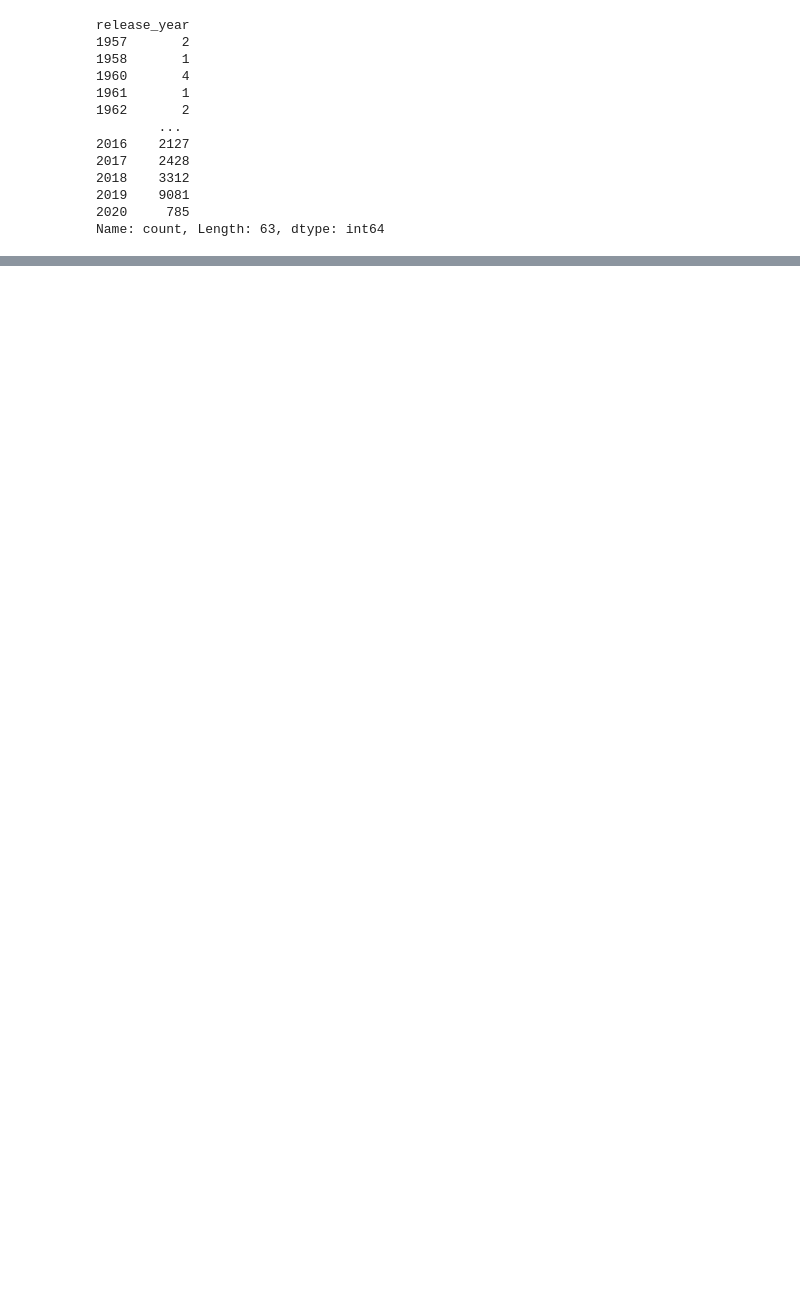
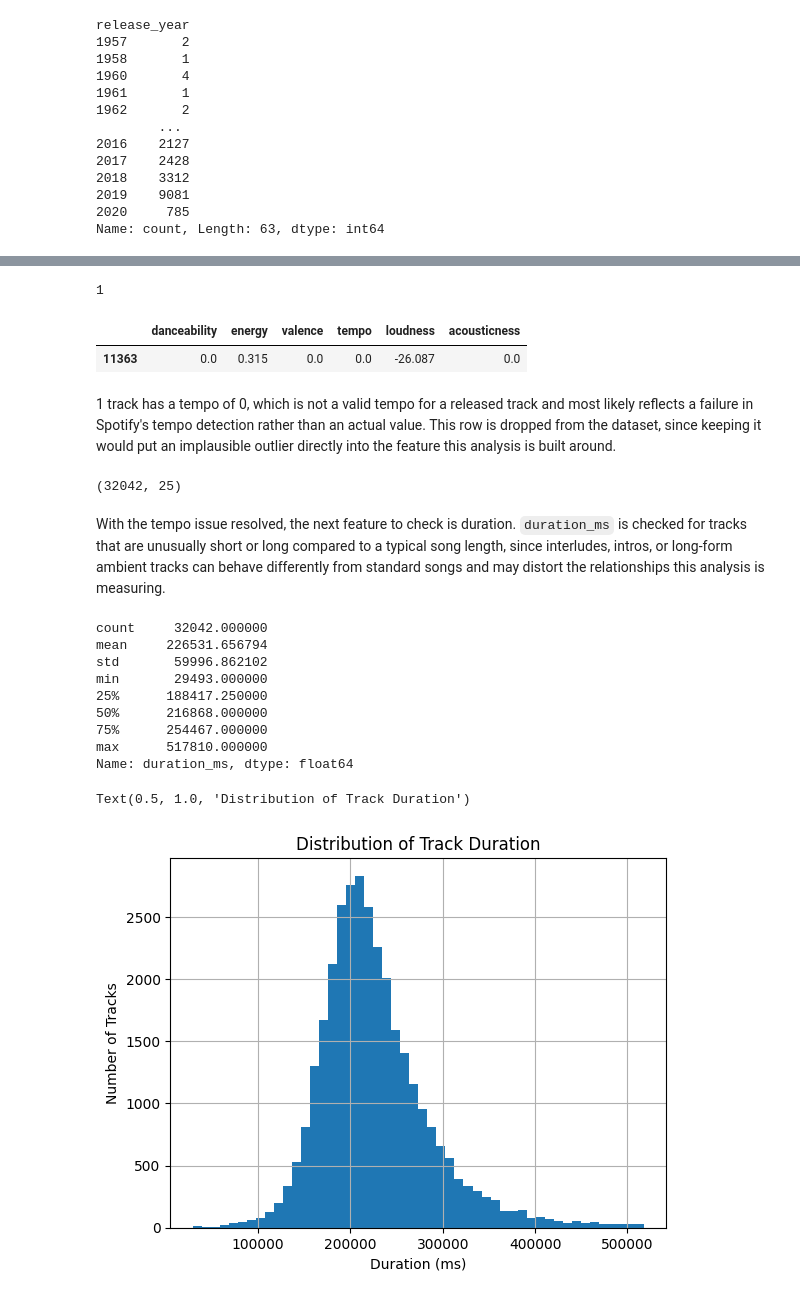
Before and after one commit to vipphan/spotify-capstone, a Jupyter notebook: spotify_capstone.ipynb, the cells around one changed output, grey strips where cells are left out. Saved outputs shown, nothing was run; the diff lists cells and outputs as text; code cells hidden in the pictures; blank space fills up the shorter version.

```diff
--- a/spotify_capstone.ipynb
+++ b/spotify_capstone.ipynb
@@ -231,0 +238,5 @@ Name: count, Length: 63, dtype: int64
+# %%
+# creating the era split
+cleaned_df = cleaned_df[cleaned_df['release_year'] != 2020]
+cleaned_df['era'] = cleaned_df['release_year'].apply(lambda x: 'older' if x < 2015 else 'recent')
+cleaned_df['era'].value_counts()
@@ -231,0 +273,43 @@ Name: count, Length: 63, dtype: int64
+# %%
+# checking specifically for tempo values of 0
+print((cleaned_df['tempo'] == 0).sum())
+cleaned_df[cleaned_df['tempo'] == 0][features]
+# %% [output]
+1
+|  | danceability | energy | valence | tempo | loudness | acousticness |
+| 11363 | 0.0 | 0.315 | 0.0 | 0.0 | -26.087 | 0.0 |
+# %% [markdown]
+1 track has a tempo of 0, which is not a valid tempo for a released
+track and most likely reflects a failure in Spotify's tempo detection
+rather than an actual value. This row is dropped from the dataset,
+since keeping it would put an implausible outlier directly into the
+feature this analysis is built around.
+# %%
+cleaned_df = cleaned_df[cleaned_df['tempo'] != 0]
+print(cleaned_df.shape)
+# %% [output]
+(32042, 25)
+# %% [markdown]
+With the tempo issue resolved, the next feature to check is duration.
+`duration_ms` is checked for tracks that are unusually short or long
+compared to a typical song length, since interludes, intros, or
+long-form ambient tracks can behave differently from standard songs and
+may distort the relationships this analysis is measuring.
+# %%
+print(cleaned_df['duration_ms'].describe())
+cleaned_df['duration_ms'].hist(bins=50)
+plt.xlabel('Duration (ms)')
+plt.ylabel('Number of Tracks')
+plt.title('Distribution of Track Duration')
+# %% [output]
+count     32042.000000
+mean     226531.656794
+std       59996.862102
+min       29493.000000
+25%      188417.250000
+50%      216868.000000
+75%      254467.000000
+max      517810.000000
+Name: duration_ms, dtype: float64
+Text(0.5, 1.0, 'Distribution of Track Duration')
+[figure, added]
```
Also changed, not shown: parts of 14 cells of this notebook.
